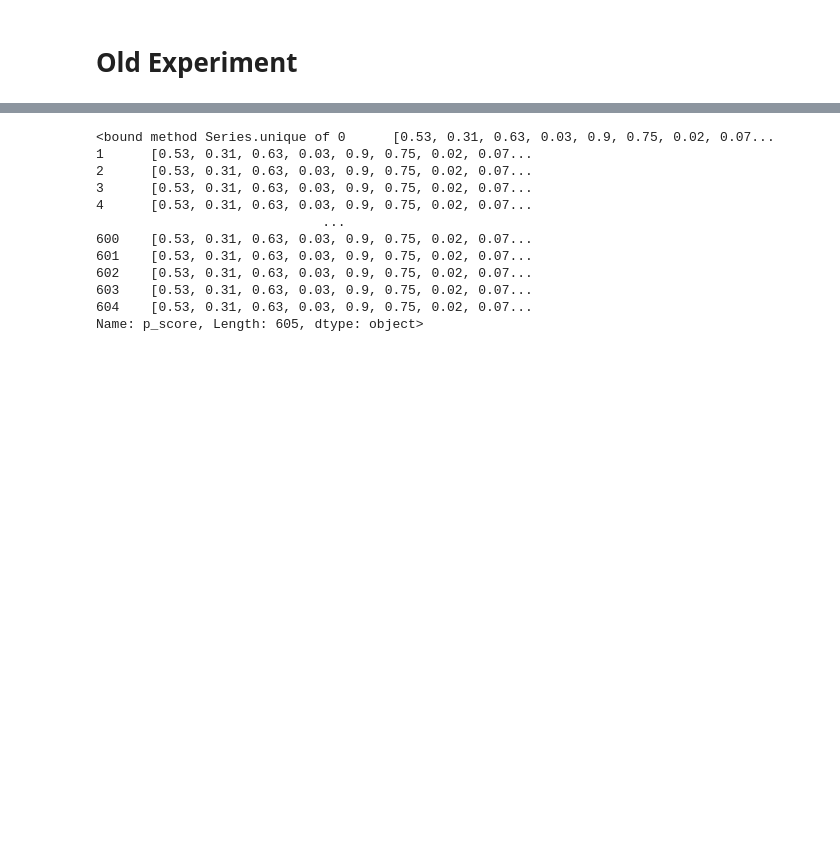
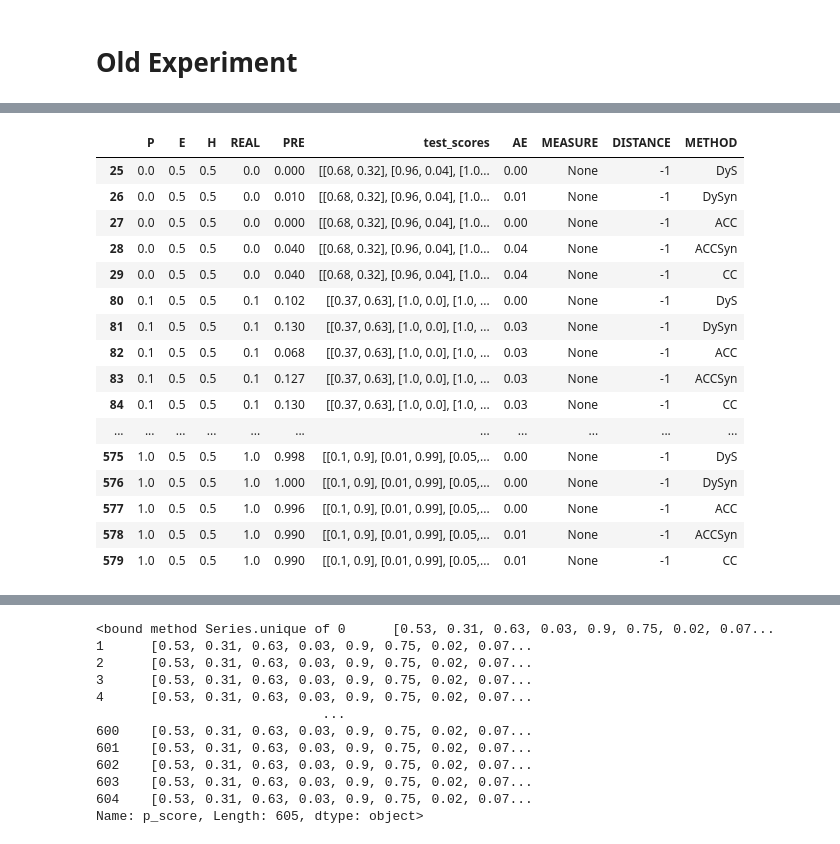
Before and after one commit to JPOrtegaa/score-drift-quantification, a Jupyter notebook: experiments_real.ipynb, the cells around one changed output, grey strips where cells are left out. Saved outputs shown, nothing was run; the diff lists cells and outputs as text; code cells hidden in the pictures; blank space fills up the shorter version.

```diff
--- a/experiments_real.ipynb
+++ b/experiments_real.ipynb
@@ -1165,0 +1207,20 @@ results_df
+# %%
+results_df[results_df['H'] == 0.5]
+# %% [output]
+|  | P | E | H | REAL | PRE | test_scores | AE | MEASURE | DISTANCE | METHOD |
+| 25 | 0.0 | 0.5 | 0.5 | 0.0 | 0.000 | [[0.68, 0.32], [0.96, 0.04], [1.0... | 0.00 | None | -1 | DyS |
+| 26 | 0.0 | 0.5 | 0.5 | 0.0 | 0.010 | [[0.68, 0.32], [0.96, 0.04], [1.0... | 0.01 | None | -1 | DySyn |
+| 27 | 0.0 | 0.5 | 0.5 | 0.0 | 0.000 | [[0.68, 0.32], [0.96, 0.04], [1.0... | 0.00 | None | -1 | ACC |
+| 28 | 0.0 | 0.5 | 0.5 | 0.0 | 0.040 | [[0.68, 0.32], [0.96, 0.04], [1.0... | 0.04 | None | -1 | ACCSyn |
+| 29 | 0.0 | 0.5 | 0.5 | 0.0 | 0.040 | [[0.68, 0.32], [0.96, 0.04], [1.0... | 0.04 | None | -1 | CC |
+| 80 | 0.1 | 0.5 | 0.5 | 0.1 | 0.102 | [[0.37, 0.63], [1.0, 0.0], [1.0, ... | 0.00 | None | -1 | DyS |
+| 81 | 0.1 | 0.5 | 0.5 | 0.1 | 0.130 | [[0.37, 0.63], [1.0, 0.0], [1.0, ... | 0.03 | None | -1 | DySyn |
+| 82 | 0.1 | 0.5 | 0.5 | 0.1 | 0.068 | [[0.37, 0.63], [1.0, 0.0], [1.0, ... | 0.03 | None | -1 | ACC |
+| 83 | 0.1 | 0.5 | 0.5 | 0.1 | 0.127 | [[0.37, 0.63], [1.0, 0.0], [1.0, ... | 0.03 | None | -1 | ACCSyn |
+| 84 | 0.1 | 0.5 | 0.5 | 0.1 | 0.130 | [[0.37, 0.63], [1.0, 0.0], [1.0, ... | 0.03 | None | -1 | CC |
+| ... | ... | ... | ... | ... | ... | ... | ... | ... | ... | ... |
+| 575 | 1.0 | 0.5 | 0.5 | 1.0 | 0.998 | [[0.1, 0.9], [0.01, 0.99], [0.05,... | 0.00 | None | -1 | DyS |
+| 576 | 1.0 | 0.5 | 0.5 | 1.0 | 1.000 | [[0.1, 0.9], [0.01, 0.99], [0.05,... | 0.00 | None | -1 | DySyn |
+| 577 | 1.0 | 0.5 | 0.5 | 1.0 | 0.996 | [[0.1, 0.9], [0.01, 0.99], [0.05,... | 0.00 | None | -1 | ACC |
+| 578 | 1.0 | 0.5 | 0.5 | 1.0 | 0.990 | [[0.1, 0.9], [0.01, 0.99], [0.05,... | 0.01 | None | -1 | ACCSyn |
+| 579 | 1.0 | 0.5 | 0.5 | 1.0 | 0.990 | [[0.1, 0.9], [0.01, 0.99], [0.05,... | 0.01 | None | -1 | CC |
```
Also changed, not shown: parts of 28 cells of this notebook, 1 other file.
